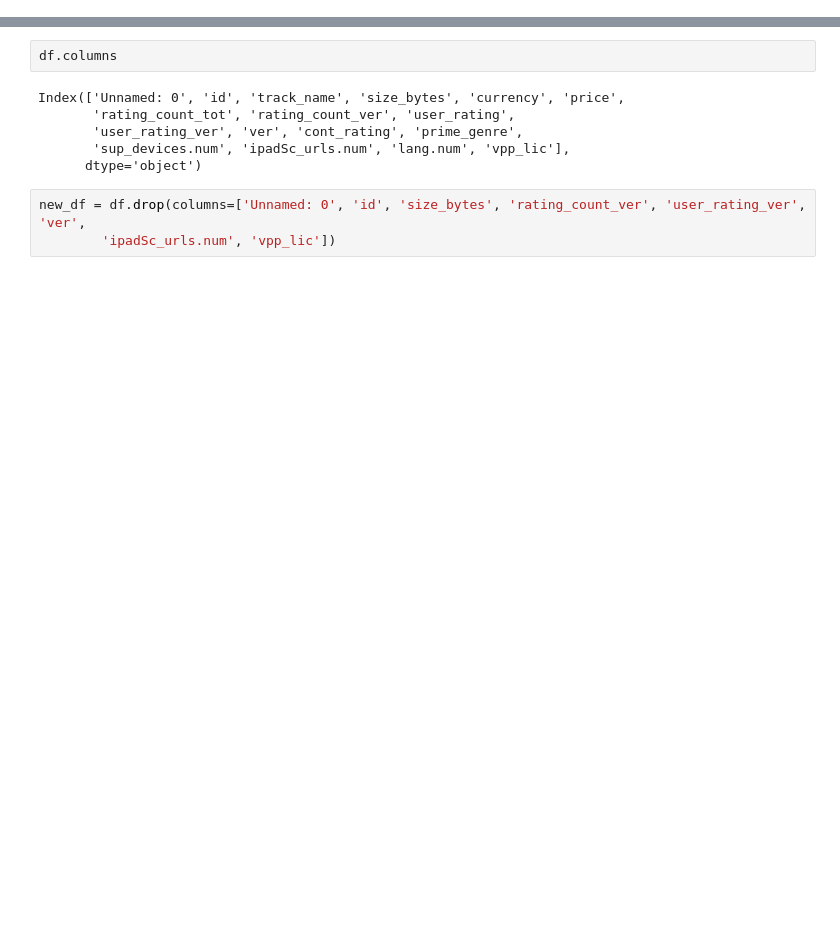
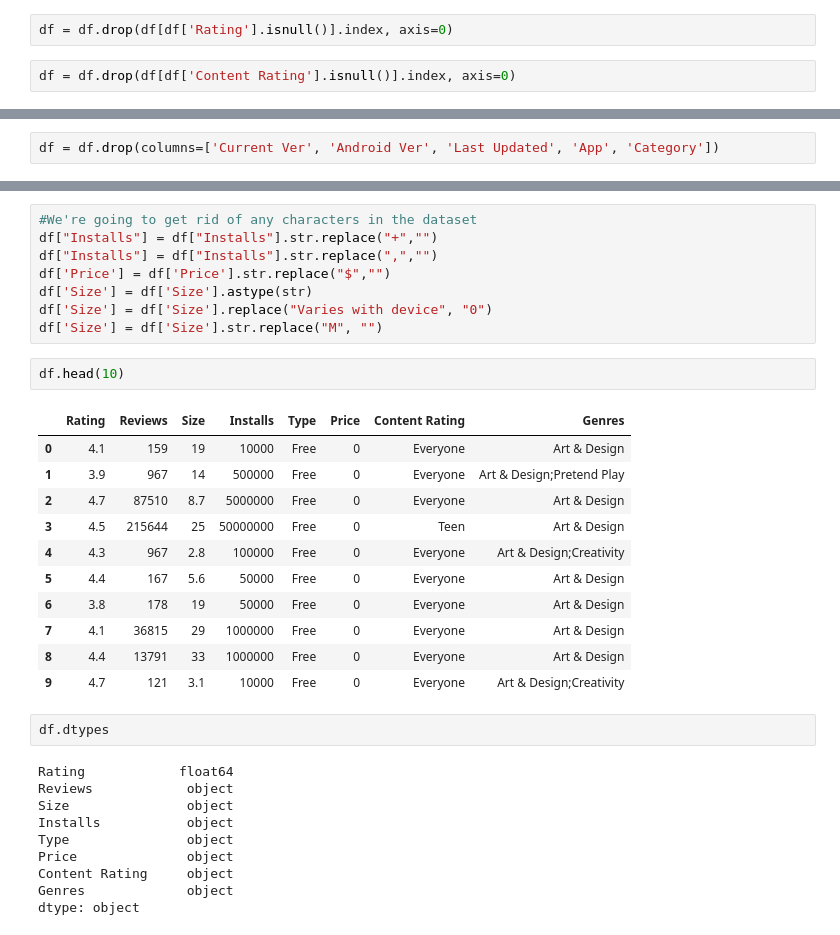
Before and after one commit to hyamynl619/Build-Projects, a Jupyter notebook: Build_Week_2.ipynb, the cells around one changed output, grey strips where cells are left out. Cells and saved outputs as stored; diff of their text form; blank space fills up the shorter version.

```diff
--- a/Build_Week_2.ipynb
+++ b/Build_Week_2.ipynb
@@ -30,0 +75,4 @@ df.head()
+# %%
+df = df.drop(df[df['Rating'].isnull()].index, axis=0)
+# %%
+df = df.drop(df[df['Content Rating'].isnull()].index, axis=0)
@@ -30,0 +96,2 @@ df.head()
+# %%
+df = df.drop(columns=['Current Ver', 'Android Ver', 'Last Updated', 'App', 'Category'])
@@ -31,11 +142,34 @@ df.head()
+# %%
+#We're going to get rid of any characters in the dataset
+df["Installs"] = df["Installs"].str.replace("+","")
+df["Installs"] = df["Installs"].str.replace(",","")
+df['Price'] = df['Price'].str.replace("$","")
+df['Size'] = df['Size'].astype(str)
+df['Size'] = df['Size'].replace("Varies with device", "0")
+df['Size'] = df['Size'].str.replace("M", "")
+# %%
+df.head(10)
+# %% [output]
+|  | Rating | Reviews | Size | Installs | Type | Price | Content Rating | Genres |
+| 0 | 4.1 | 159 | 19 | 10000 | Free | 0 | Everyone | Art & Design |
+| 1 | 3.9 | 967 | 14 | 500000 | Free | 0 | Everyone | Art & Design;Pretend Play |
+| 2 | 4.7 | 87510 | 8.7 | 5000000 | Free | 0 | Everyone | Art & Design |
+| 3 | 4.5 | 215644 | 25 | 50000000 | Free | 0 | Teen | Art & Design |
+| 4 | 4.3 | 967 | 2.8 | 100000 | Free | 0 | Everyone | Art & Design;Creativity |
+| 5 | 4.4 | 167 | 5.6 | 50000 | Free | 0 | Everyone | Art & Design |
+| 6 | 3.8 | 178 | 19 | 50000 | Free | 0 | Everyone | Art & Design |
+| 7 | 4.1 | 36815 | 29 | 1000000 | Free | 0 | Everyone | Art & Design |
+| 8 | 4.4 | 13791 | 33 | 1000000 | Free | 0 | Everyone | Art & Design |
+| 9 | 4.7 | 121 | 3.1 | 10000 | Free | 0 | Everyone | Art & Design;Creativity |
 # %%
-df.columns
+df.dtypes
 # %% [output]
-Index(['Unnamed: 0', 'id', 'track_name', 'size_bytes', 'currency', 'price',
-       'rating_count_tot', 'rating_count_ver', 'user_rating',
-       'user_rating_ver', 'ver', 'cont_rating', 'prime_genre',
-       'sup_devices.num', 'ipadSc_urls.num', 'lang.num', 'vpp_lic'],
-      dtype='object')
+Rating            float64
+Reviews            object
+Size               object
+Installs           object
+Type               object
+Price              object
+Content Rating     object
+Genres             object
+dtype: object
-# %%
-new_df = df.drop(columns=['Unnamed: 0', 'id', 'size_bytes', 'rating_count_ver', 'user_rating_ver', 'ver',
-        'ipadSc_urls.num', 'vpp_lic'])
```
Also changed, not shown: parts of 37 cells of this notebook.
